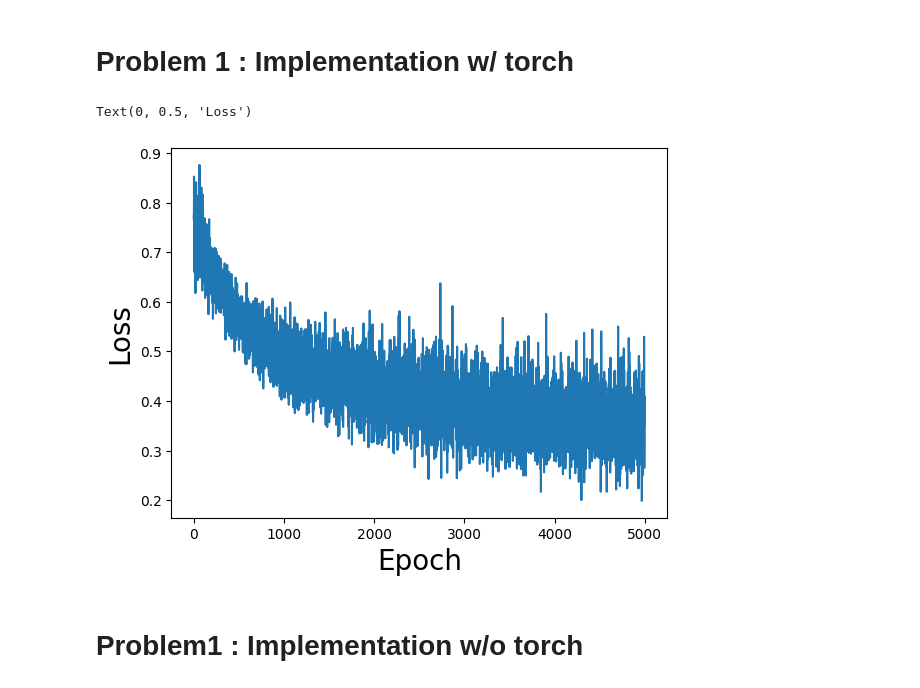
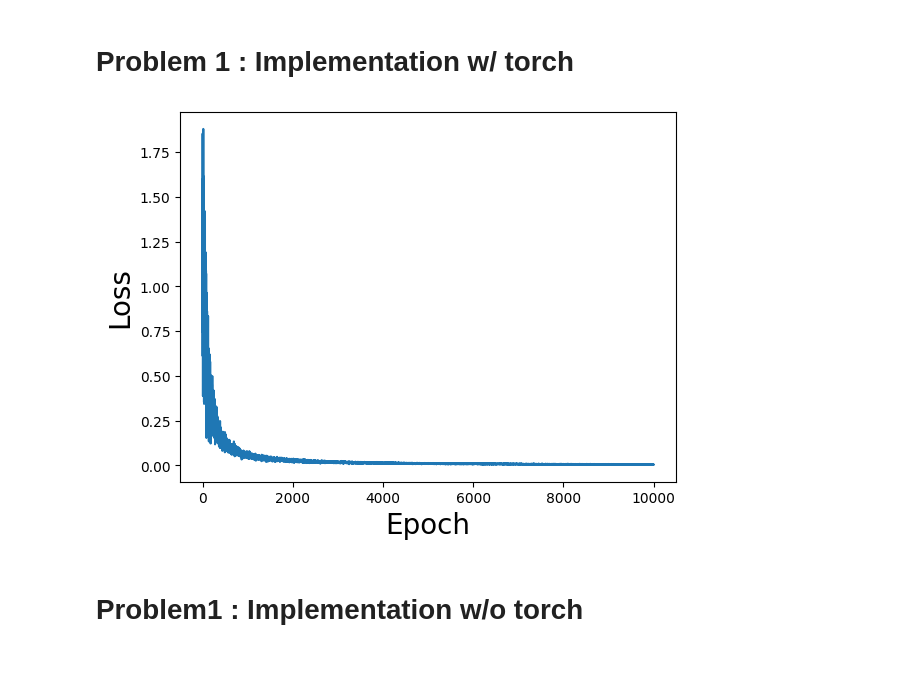
Before and after one commit to jmSNU/DNN, a Jupyter notebook: hw2/hw2.ipynb, the cells around one changed output. Saved outputs shown, nothing was run; the diff lists cells and outputs as text; code cells hidden in the pictures.

```diff
--- a/hw2/hw2.ipynb
+++ b/hw2/hw2.ipynb
@@ -50,7 +9,0 @@ for _ in range(epoch) :
-# %%
-plt.plot(range(epoch), losses)
-plt.xlabel("Epoch",fontsize = 20)
-plt.ylabel("Loss",fontsize = 20)
-# %% [output]
-Text(0, 0.5, 'Loss')
-[figure, removed]
@@ -59,3 +10,57 @@ losses_w_torch = losses
+# %%
+# Hyperparameters setup and Prepare Dataset
+N,p = 30,20
+np.random.seed(0)
+X = np.random.randn(N,p)
+Y = 2*np.random.randint(2,size = N)-1
+lr = 1e-4
+epoch = 10000
+batch_size=8
+
+class LR(nn.Module):
+    def __init__(self,input_dim = p):
+        super().__init__()
+        self.linear = nn.Linear(input_dim, 1, bias = True)
+
+    def forward(self, x):
+        return self.linear(x)
+
+model = LR()
+
+def logistic_loss(output, target):
+    return -torch.nn.functional.logsigmoid(target@output)
+
+loss_function = logistic_loss
+optimizer = torch.optim.SGD(model.parameters(), lr=lr)
+losses = []
+
+
+for _ in range(epoch) :
+    tmp_losses = []
+    for _ in range(batch_size):
+        # Sampling
+        idx = randint(0, (N-1)//batch_size)
+        input, label = X[idx*batch_size : (idx+1)*batch_size], Y[idx*batch_size : (idx+1)*batch_size]
+
+        input = torch.FloatTensor(input)
+        label = torch.FloatTensor(label)
+
+        output = model(input)
+
+        optimizer.zero_grad()
+
+        train_loss = loss_function(output, label)
+        tmp_losses.append(train_loss)
+        train_loss.backward() # calculate graident via backpropagation
+        optimizer.step() # update the parameteres
+    losses.append(np.mean([x.detach().numpy() for x in tmp_losses]))
+
+plt.plot(range(epoch), np.abs(losses))
+plt.xlabel("Epoch",fontsize = 20)
+plt.ylabel("Loss",fontsize = 20)
+losses_w_torch = losses
+# %% [output]
+[figure, added]
 # %% [markdown]
 Problem1 : Implementation w/o torch
 =========
```
Also changed, not shown: parts of 18 cells of this notebook, 9 other files.
